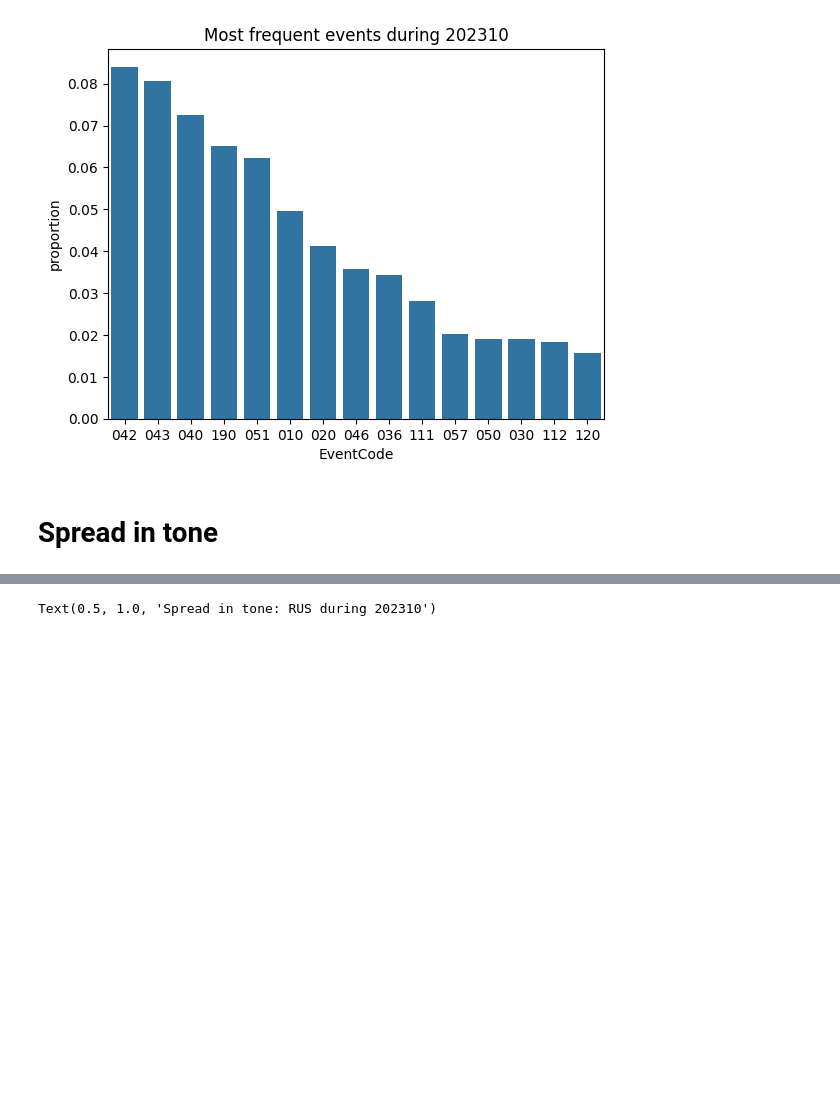
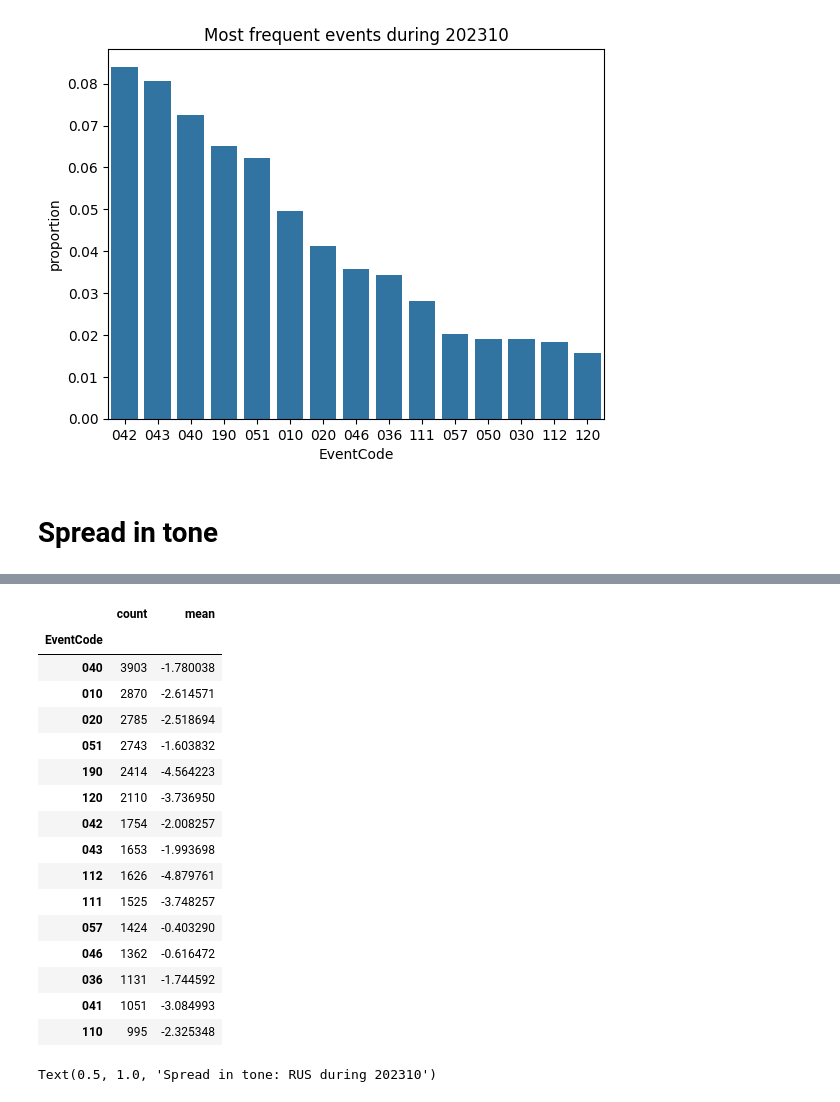
Before and after one commit to saqr98/Data-Society, a Jupyter notebook: Code/src/explore.ipynb, the cells around one changed output, grey strips where cells are left out. Drawn from its saved outputs; the diff is of its cells as text; code cells hidden in the pictures; blank space fills up the shorter version.

```diff
--- a/Code/src/explore.ipynb
+++ b/Code/src/explore.ipynb
@@ -6,5 +12,5 @@ import matplotlib.pyplot as plt
 # %%
-results = pd.read_csv("../data/events/all-events-autumn-2023.csv", dtype={"EventCode": 'str',
+results = pd.read_csv("../data/raw/all-events-autumn-2023.csv", dtype={"EventCode": 'str',
                                                                    "EventBaseCode": 'str',})
 # %%
 results.isnull().sum()/results.shape[0]
@@ -149,16 +155,18 @@ network_undirected.head()
 # %%
 # remove entries where Actor1CountryCode or Actor2CountryCode is not a country code (e.g. "EUR")
 
-countries = clean_countries(
-    set(results["Actor1CountryCode"]).union(results["Actor2CountryCode"])
-    )
-old_size = results.shape[0]
-df_countries = results[np.isin(
-    results[["Actor1CountryCode", "Actor2CountryCode"]], list(countries)
-    ).all(axis=1)]
-new_size = df_countries.shape[0]
+# countries = clean_countries(
+#     set(results["Actor1CountryCode"]).union(results["Actor2CountryCode"])
+#     )
+# old_size = results.shape[0]
+# df_countries = results[np.isin(
+#     results[["Actor1CountryCode", "Actor2CountryCode"]], list(countries)
+#     ).all(axis=1)]
+# new_size = df_countries.shape[0]
+#
+# print(f"Ratio of rows removed: {(old_size - new_size)/old_size:.2f}")
 
-print(f"Ratio of rows removed: {(old_size - new_size)/old_size:.2f}")
+df_countries = remove_non_country_events(results)
 # %% [output]
 Ratio of rows removed: 0.08
 # %%
@@ -373,6 +321,26 @@ data2plot = data2plot[
 data2plot = data2plot.groupby("EventCode")["AvgTone"]\
     .agg(['count', 'mean'])\
     .sort_values(by="count", ascending=False)[:15]
+# %%
+data2plot
+# %% [output]
+|  | count | mean |
+| EventCode |  |  |
+| 040 | 3903 | -1.780038 |
+| 010 | 2870 | -2.614571 |
+| 020 | 2785 | -2.518694 |
+| 051 | 2743 | -1.603832 |
+| 190 | 2414 | -4.564223 |
+| 120 | 2110 | -3.736950 |
+| 042 | 1754 | -2.008257 |
+| 043 | 1653 | -1.993698 |
+| 112 | 1626 | -4.879761 |
+| 111 | 1525 | -3.748257 |
+| 057 | 1424 | -0.403290 |
+| 046 | 1362 | -0.616472 |
+| 036 | 1131 | -1.744592 |
+| 041 | 1051 | -3.084993 |
+| 110 | 995 | -2.325348 |
 # %%
 # TODO: do some eventcodes if represented by basecode include other event codes? eg 021 includes 0211 and therefore 021 is more frequent tha 0211
 code_meanings = """
```
Also changed, not shown: parts of 21 cells of this notebook, 3 other files.
